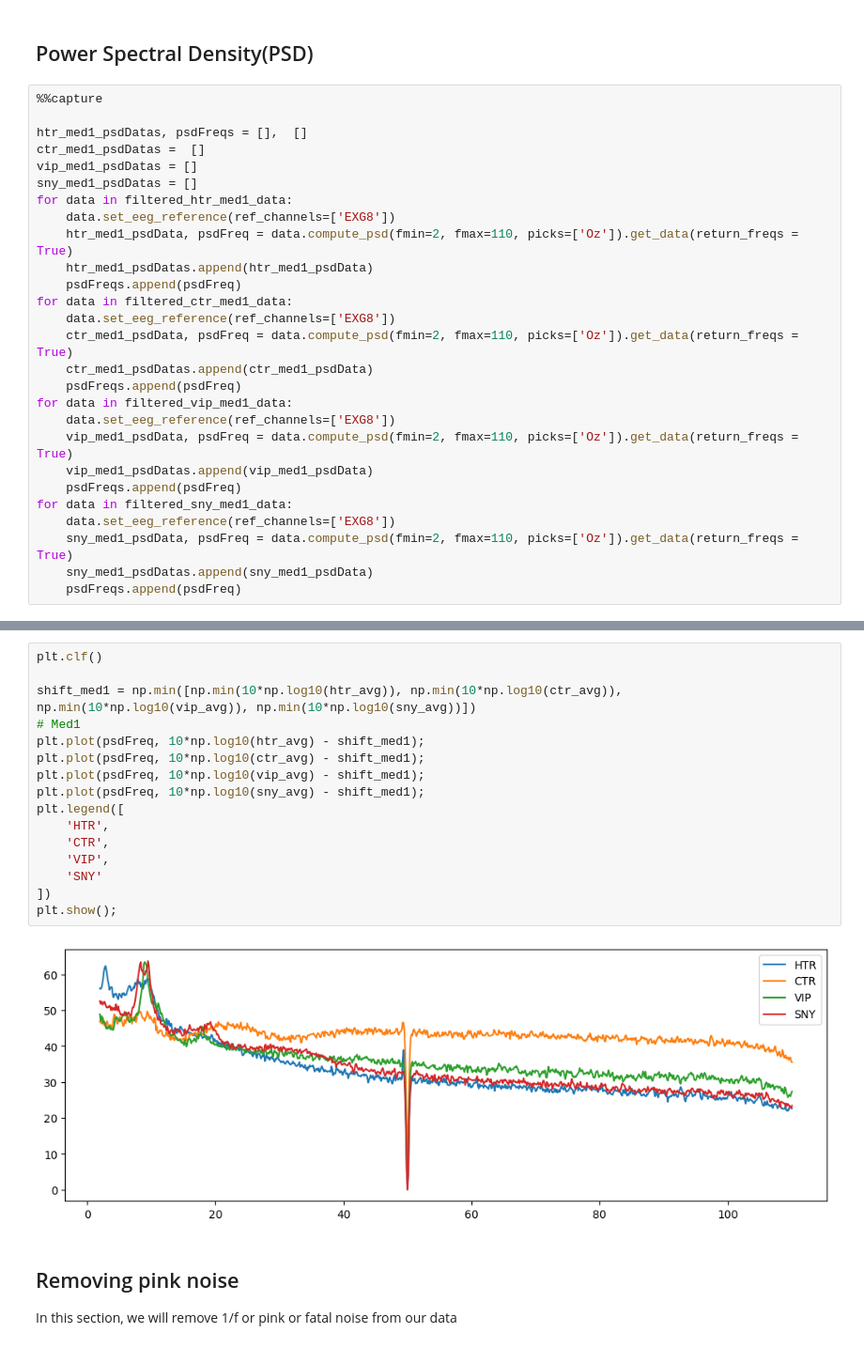
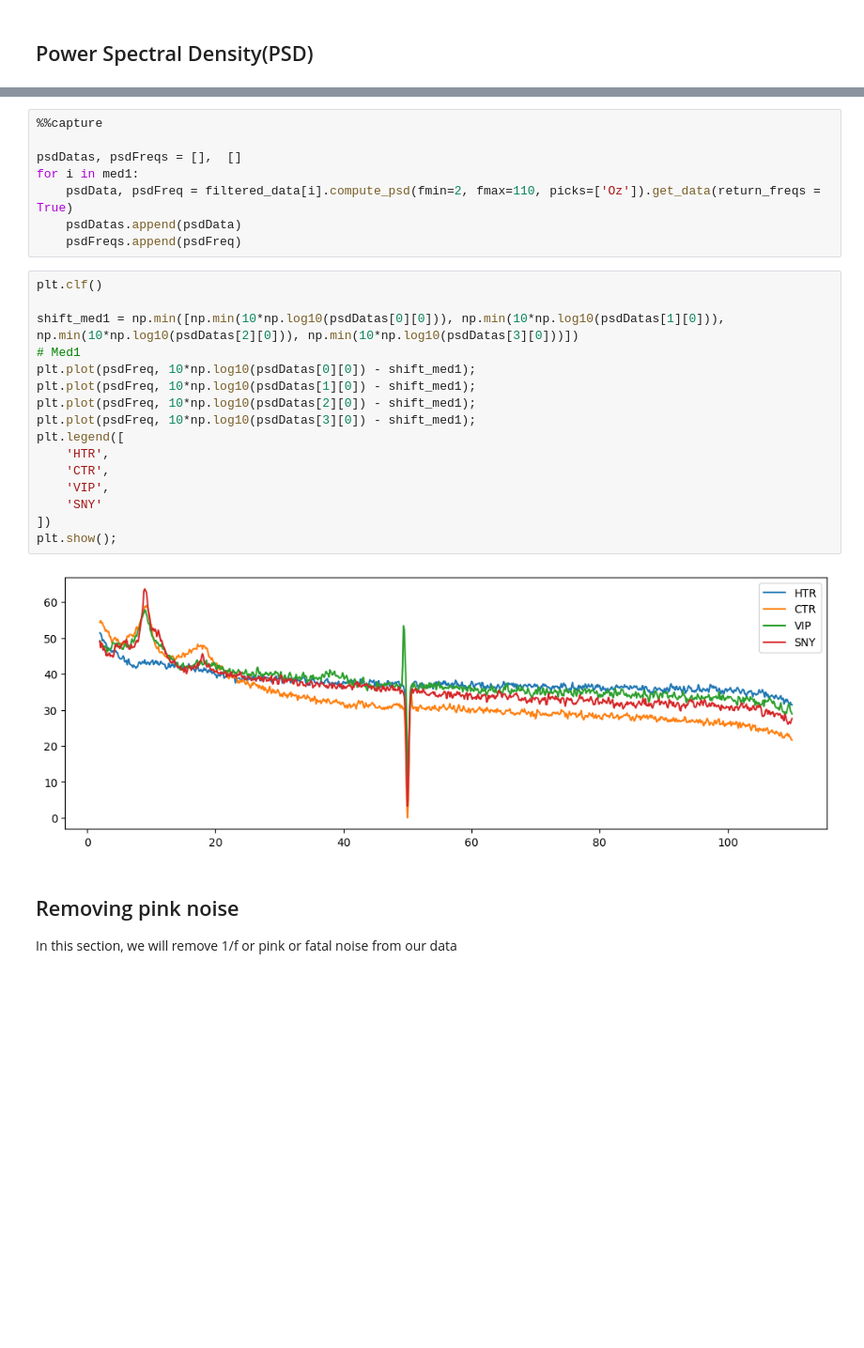
Before and after one commit to navnoorsingh0309/Brain_waves_analysis, a Jupyter notebook: main_TF.ipynb, the cells around one changed output, grey strips where cells are left out. Shown at 94% size. Drawn from its saved outputs; the diff is of its cells as text; blank space fills up the shorter version.

```diff
--- a/main_TF.ipynb
+++ b/main_TF.ipynb
@@ -232,29 +137,2 @@ Using data from preloaded Raw for 1 events and 153600 original time points ...
 # %% [markdown]
 ## Power Spectral Density(PSD)
-# %%
-%%capture
-
-htr_med1_psdDatas, psdFreqs = [],  []
-ctr_med1_psdDatas =  []
-vip_med1_psdDatas = []
-sny_med1_psdDatas = []
-for data in filtered_htr_med1_data:
-    data.set_eeg_reference(ref_channels=['EXG8'])
-    htr_med1_psdData, psdFreq = data.compute_psd(fmin=2, fmax=110, picks=['Oz']).get_data(return_freqs = True)
-    htr_med1_psdDatas.append(htr_med1_psdData)
-    psdFreqs.append(psdFreq)
-for data in filtered_ctr_med1_data:
-    data.set_eeg_reference(ref_channels=['EXG8'])
-    ctr_med1_psdData, psdFreq = data.compute_psd(fmin=2, fmax=110, picks=['Oz']).get_data(return_freqs = True)
-    ctr_med1_psdDatas.append(ctr_med1_psdData)
-    psdFreqs.append(psdFreq)
-for data in filtered_vip_med1_data:
-    data.set_eeg_reference(ref_channels=['EXG8'])
-    vip_med1_psdData, psdFreq = data.compute_psd(fmin=2, fmax=110, picks=['Oz']).get_data(return_freqs = True)
-    vip_med1_psdDatas.append(vip_med1_psdData)
-    psdFreqs.append(psdFreq)
-for data in filtered_sny_med1_data:
-    data.set_eeg_reference(ref_channels=['EXG8'])
-    sny_med1_psdData, psdFreq = data.compute_psd(fmin=2, fmax=110, picks=['Oz']).get_data(return_freqs = True)
-    sny_med1_psdDatas.append(sny_med1_psdData)
-    psdFreqs.append(psdFreq)
@@ -266,21 +139,29 @@ sny_avg = np.mean(sny_med1_psdData, axis=0)
+# %%
+%%capture
+
+psdDatas, psdFreqs = [],  []
+for i in med1:
+    psdData, psdFreq = filtered_data[i].compute_psd(fmin=2, fmax=110, picks=['Oz']).get_data(return_freqs = True)
+    psdDatas.append(psdData)
+    psdFreqs.append(psdFreq)
 # %%
 plt.clf()
 
-shift_med1 = np.min([np.min(10*np.log10(htr_avg)), np.min(10*np.log10(ctr_avg)), np.min(10*np.log10(vip_avg)), np.min(10*np.log10(sny_avg))])
+shift_med1 = np.min([np.min(10*np.log10(psdDatas[0][0])), np.min(10*np.log10(psdDatas[1][0])), np.min(10*np.log10(psdDatas[2][0])), np.min(10*np.log10(psdDatas[3][0]))])
 # Med1
-plt.plot(psdFreq, 10*np.log10(htr_avg) - shift_med1);
-plt.plot(psdFreq, 10*np.log10(ctr_avg) - shift_med1);
-plt.plot(psdFreq, 10*np.log10(vip_avg) - shift_med1);
-plt.plot(psdFreq, 10*np.log10(sny_avg) - shift_med1);
+plt.plot(psdFreq, 10*np.log10(psdDatas[0][0]) - shift_med1);
+plt.plot(psdFreq, 10*np.log10(psdDatas[1][0]) - shift_med1);
+plt.plot(psdFreq, 10*np.log10(psdDatas[2][0]) - shift_med1);
+plt.plot(psdFreq, 10*np.log10(psdDatas[3][0]) - shift_med1);
 plt.legend([
     'HTR',
     'CTR',
     'VIP',
     'SNY'
 ])
 plt.show();
 # %% [output]
-[figure, old version]
+[figure, new version]
 # %% [markdown]
 ## Removing pink noise
 In this section, we will remove 1/f or pink or fatal noise from our data
```
Also changed, not shown: parts of 38 cells of this notebook.
